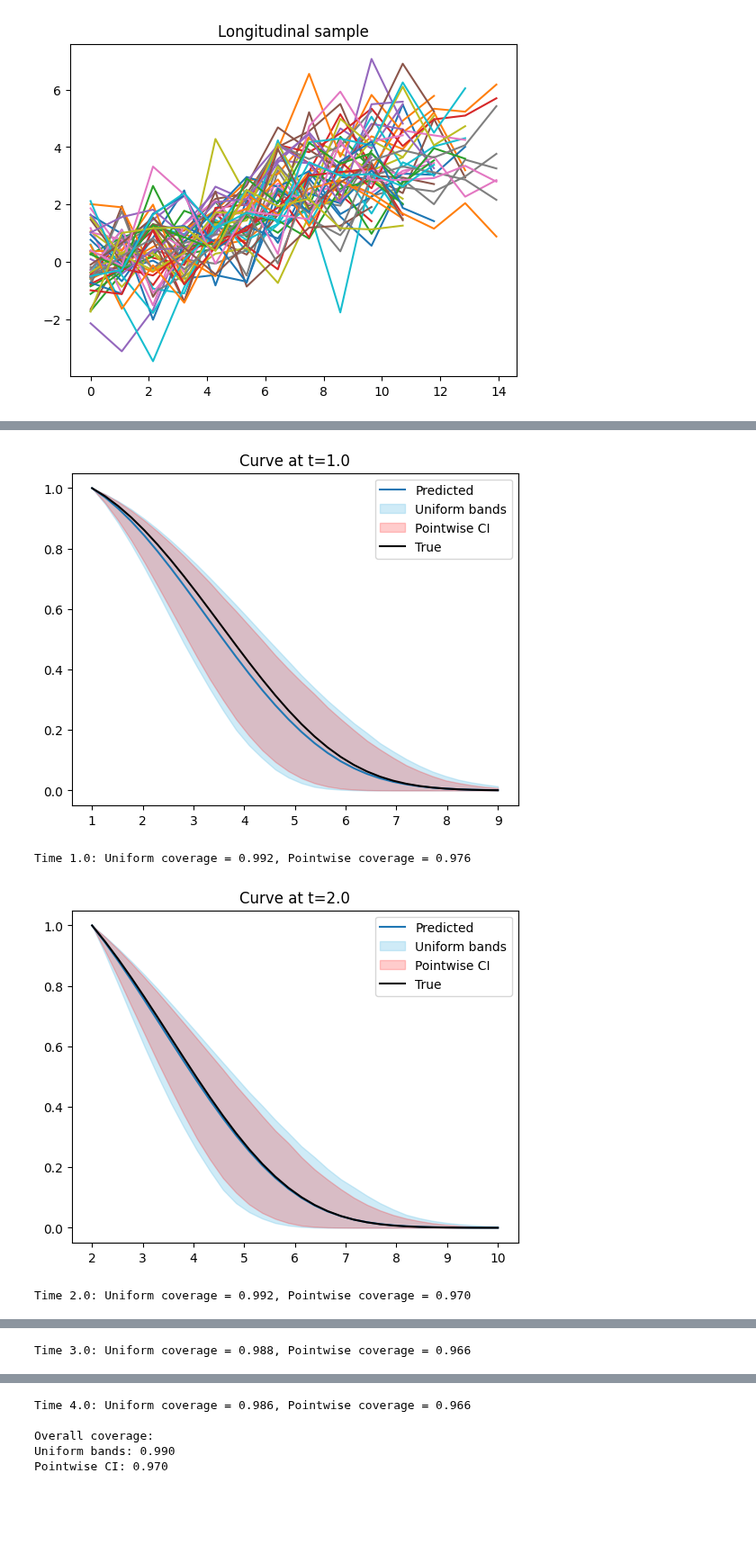
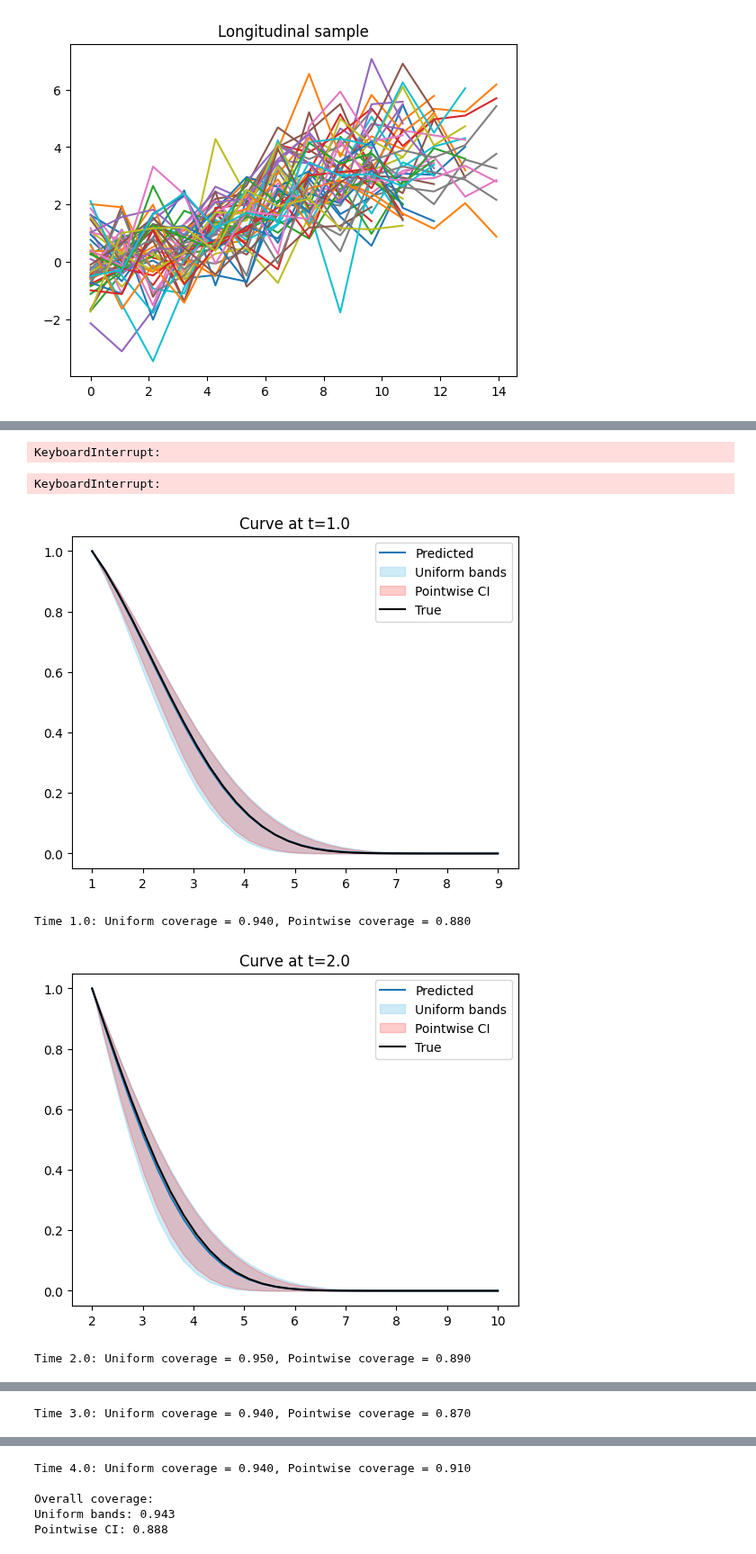
Before and after one commit to felixlaplante/jmstate, a Jupyter notebook: fitting-test.ipynb, the cells around one changed output, grey strips where cells are left out. Shown at 90% size. Cells and saved outputs as stored; diff of their text form; code cells hidden in the pictures; blank space fills up the shorter version.

```diff
--- a/fitting-test.ipynb
+++ b/fitting-test.ipynb
@@ -16,7 +16,7 @@ sigmoid = torch.jit.script(jmstate.functions.sigmoid)
 @torch.jit.script
 def f(gamma, x, b):
     psi = gamma + b
-    psi[:, 1].exp_()
+    psi[..., 1].exp_()
     return psi
 # %%
 lmda, k = 6, 2
@@ -112,19 +87,33 @@ Standard Error: ModelParams(gamma=tensor([0.0649, 0.0557, 0.0932]), Q_repr=(tens
+# %%
+metrics = model.do(data, jobs=jmstate.jobs.ComputeFIM())
+# %% [output]
+KeyboardInterrupt:
 # %%
-n_test = 500
+n_test = 100
 x_test = torch.randn(n_test, p)
 b_test = Q_dist.sample((n_test,))
-psi_test = f(gamma, x_test, b_test)
+psi_test = f(gamma, None, b_test)
 trajectories_init_test = [[(0.0, 0)] for _ in range(n_test)]
-
-y_test = model_design.regression_fn(t, psi_test)
-y_test += R_dist.sample(y_test.shape[:2])
+y_test = model_design.regression_fn(t, psi_test).squeeze(0)
+y_test += R_dist.sample(y_test.shape[:-1])
+# %%
+u_grid = torch.linspace(0, 8, 32)
+c_test = torch.full((n_test,), 3.0).view(-1, 1)
+c_max = torch.full((n_test,), 15.0).view(-1, 1)
+pred_test_data = ModelData(
+        x_test, t[t <= 3.0], y_test[:, t <= 3.0, :],
+        trajectories_init_test, c_test
+    )
+other = model.do(pred_test_data, jobs=[jmstate.jobs.PredictTrajectories(c_max)], n_chains=10, n_iterations=100)
+# %% [output]
+KeyboardInterrupt:
 # %%
 prediction_times = torch.linspace(1.0, 4.0, 4)
 u_grid = torch.linspace(0, 8, 32)
 
 logps_true = []
 for time in prediction_times:
-    c_test = torch.full((n_test,), time)
+    c_test = torch.full((n_test,), time).view(-1, 1)
     sample_test_data = SampleData(x_test, trajectories_init_test, psi_test, c_test)
     u = c_test.view(-1, 1) + u_grid.view(1, -1)
     logps_true.append(real_model.compute_surv_logps(sample_test_data, u))
@@ -133,7 +122,7 @@ uniform_coverage = []
 pointwise_coverage = []
 
 for i, time in enumerate(prediction_times):
-    c_test = torch.full((n_test,), time)
+    c_test = torch.full((n_test,), time).view(-1, 1)
 
     pred_test_data = ModelData(
         x_test, t[t <= time], y_test[:, t <= time, :],
@@ -141,41 +130,41 @@ for i, time in enumerate(prediction_times):
     )
 
     u = c_test.view(-1, 1) + u_grid.view(1, -1)
-    logps_pred = model.do(pred_test_data, jobs=[jmstate.jobs.SwitchParams(new_params, 20), jmstate.jobs.PredictSurvLogps(u)])
+    logps_pred = real_model.do(pred_test_data, jobs=[jmstate.jobs.PredictSurvLogps(u)])
     logps_pred = torch.cat([d.unsqueeze(0) for d in logps_pred], dim=0)
     logps_pred = logps_pred.permute((1, 0, 2))
 
     uniform_covered_count = 0
     pointwise_covered_count = 0
 
     true_prob = torch.exp(logps_true[i]).numpy()
     pred_probs = torch.exp(logps_pred).numpy()
 
     bands = get_bands(pred_probs)
     pointwise = np.quantile(pred_probs, [0.025, 0.975], axis=1)
 
     uniform_covered_count += np.all((true_prob >= bands["lower"]) & (true_prob <= bands["upper"]), axis=1).mean()
     pointwise_covered_count += np.all((true_prob >= pointwise[0]) & (true_prob <= pointwise[1]), axis=1).mean()
 
     points = time + u_grid
     plt.plot(points, pred_probs[0].mean(axis=0), label="Predicted")
     plt.fill_between(points, bands["lower"][0], bands["upper"][0], color="skyblue", alpha=0.4, label="Uniform bands")
     plt.fill_between(points, pointwise[0, 0], pointwise[1, 0], color="red", alpha=0.2, label="Pointwise CI")
     plt.plot(points, true_prob[0], label="True", color="black")
     plt.title(f"Curve at t={time:.1f}")
     plt.legend()
     plt.show()
 
     uniform_coverage.append(uniform_covered_count)
     pointwise_coverage.append(pointwise_covered_count)
 
     print(f"Time {time:.1f}: Uniform coverage = {uniform_coverage[-1]:.3f}, Pointwise coverage = {pointwise_coverage[-1]:.3f}")
 
 print("\nOverall coverage:")
 print(f"Uniform bands: {np.mean(uniform_coverage):.3f}")
 print(f"Pointwise CI: {np.mean(pointwise_coverage):.3f}")
 # %% [output]
-[figure, old version]
+[figure, new version]
-Time 1.0: Uniform coverage = 0.992, Pointwise coverage = 0.976
+Time 1.0: Uniform coverage = 0.940, Pointwise coverage = 0.880
-[figure, old version]
+[figure, new version]
-Time 2.0: Uniform coverage = 0.992, Pointwise coverage = 0.970
+Time 2.0: Uniform coverage = 0.950, Pointwise coverage = 0.890
@@ -183 +172 @@ Time 2.0: Uniform coverage = 0.992, Pointwise coverage = 0.970
-Time 3.0: Uniform coverage = 0.988, Pointwise coverage = 0.966
+Time 3.0: Uniform coverage = 0.940, Pointwise coverage = 0.870
@@ -185,7 +174,7 @@ Time 3.0: Uniform coverage = 0.988, Pointwise coverage = 0.966
-Time 4.0: Uniform coverage = 0.986, Pointwise coverage = 0.966
+Time 4.0: Uniform coverage = 0.940, Pointwise coverage = 0.910
 
 Overall coverage:
-Uniform bands: 0.990
-Pointwise CI: 0.970
+Uniform bands: 0.943
+Pointwise CI: 0.888
 # %%
 for i, time in enumerate(prediction_times):
```
Also changed, not shown: parts of 8 cells of this notebook, 13 other files.
